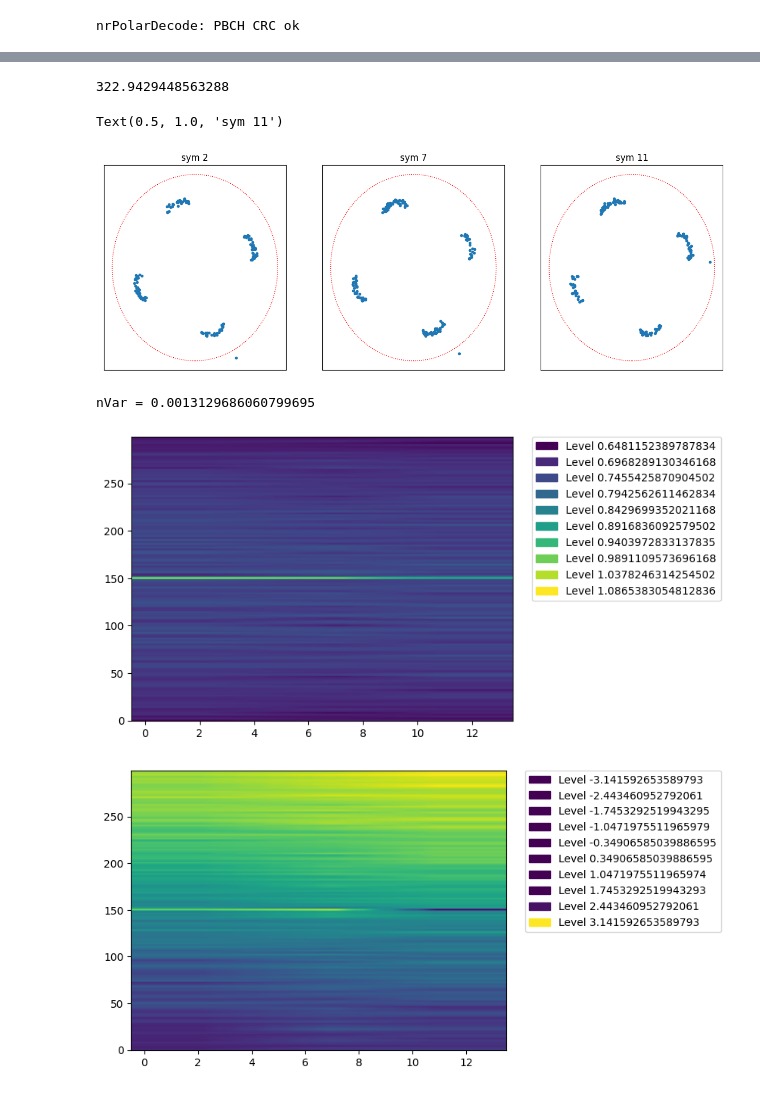
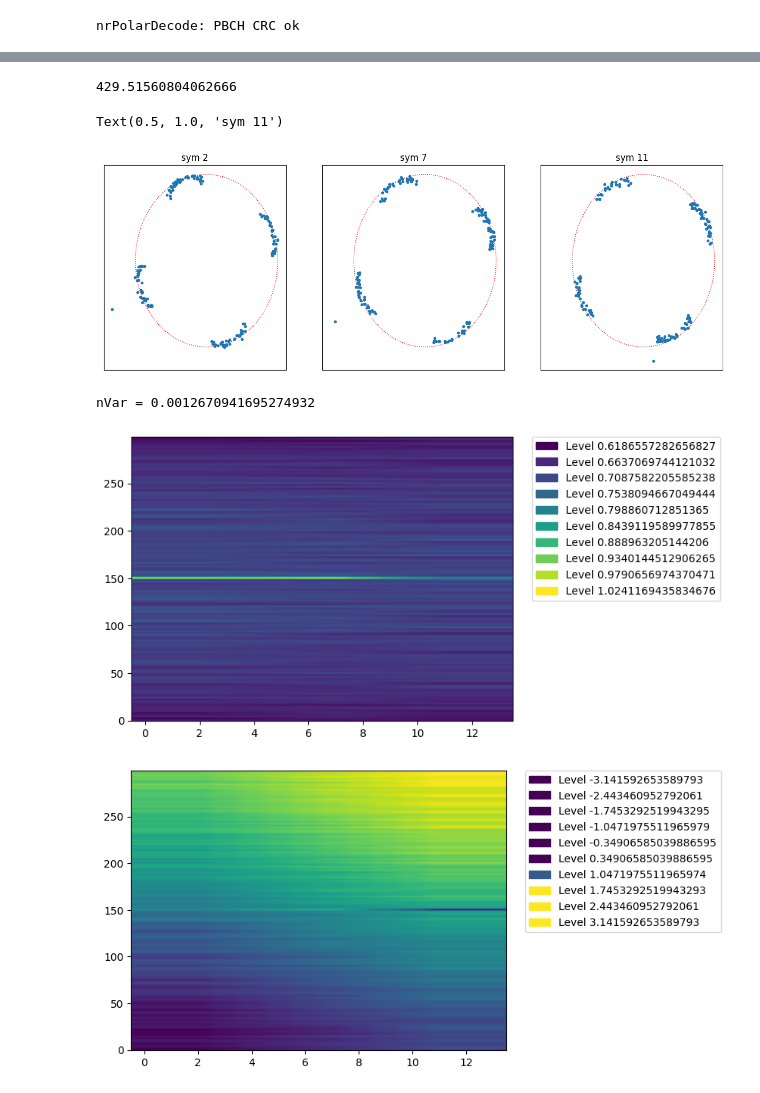
Before and after one commit to catkira/5G_experiments, a Jupyter notebook: test_py3gpp_skynet.ipynb, the cells around one changed output, grey strips where cells are left out. Drawn from its saved outputs; the diff is of its cells as text; code cells hidden in the pictures.

```diff
--- a/test_py3gpp_skynet.ipynb
+++ b/test_py3gpp_skynet.ipynb
@@ -10,7 +10,8 @@ from data_path import data_path
 # skynet_tx_stream_3: good CFO, bad STO
 # skynet_tx_stream_3: good CFO, good STO, CRC ok
 # skynet_tx_hdl: good CFO, good STO
-handle = sigmf.sigmffile.fromfile(data_path + '/skynet_tx_hdl_4.sigmf-data')
+# handle = sigmf.sigmffile.fromfile(data_path + '/skynet_tx_hdl_4.sigmf-data')
+handle = sigmf.sigmffile.fromfile(data_path + '/skynet_tx_hdl_good_cfo.sigmf-data')  # with PDSCH DMRS power boost
 # handle = sigmf.sigmffile.fromfile(data_path + '/skynet_tx_stream_3.sigmf-data')
 delta_f = 0
 f = 1
@@ -311,49 +312,49 @@ axs[2].set_xticks([])
 axs[2].set_yticks([])
 axs[2].set_title('sym 11')
 # %% [output]
-322.9429448563288
+429.51560804062666
 Text(0.5, 1.0, 'sym 11')
-[figure, old version]
+[figure, new version]
 # %%
 refGrid = np.zeros((carrier.NSizeGrid * 12, 14), 'complex')
 nrSetResources(dmrsIndices, refGrid, dmrs_ideal)
 
 import matplotlib.patches as mpatches
-H, nVar = nrChannelEstimate(rxGrid = rxGrid, refGrid = refGrid)
+H, nVar = nrChannelEstimate(rxGrid = rxGrid, refGrid = np.sqrt(2)*refGrid)
 print(f'nVar = {nVar}')
 
 if False:
     # low pass filter H
     from PIL import Image, ImageDraw
     from scipy import fftpack
     fft1 = fftpack.fftshift(fftpack.fft2(H))
     x,y = H.shape[0],H.shape[1]
     e_x,e_y=x//10, y//10
     bbox=((x/2)-(e_x/2),(y/2)-(e_y/2),(x/2)+(e_x/2),(y/2)+(e_y/2))
     low_pass=Image.new("L",(H.shape[0],H.shape[1]),color=0)
     draw1=ImageDraw.Draw(low_pass)
     draw1.ellipse(bbox, fill=1)
     low_pass_np=np.array(low_pass)
     filtered=np.multiply(fft1,low_pass_np.T)
     H = np.real(fftpack.ifft2(fftpack.ifftshift(filtered)))
 
 im = plt.imshow(np.abs(H), origin='lower', aspect='auto')
 values = np.linspace(np.min(np.abs(H)), np.max(np.abs(H)), 10)
 colors = [ im.cmap(im.norm(value)) for value in values]
 patches = [ mpatches.Patch(color=colors[i], label="Level {l}".format(l=values[i]) ) for i in range(len(values))]
 plt.legend(handles=patches, bbox_to_anchor=(1.05, 1), loc=2, borderaxespad=0.)
 plt.show()
 
 im = plt.imshow(np.angle(H), origin='lower', aspect='auto')
 values = np.linspace(-np.pi, np.pi, 10)
 colors = [ im.cmap(im.norm(value)) for value in values]
 patches = [ mpatches.Patch(color=colors[i], label="Level {l}".format(l=values[i]) ) for i in range(len(values))]
 plt.legend(handles=patches, bbox_to_anchor=(1.05, 1), loc=2, borderaxespad=0.)
 plt.show()
 # %% [output]
-nVar = 0.0013129686060799695
+nVar = 0.0012670941695274932
-[figure, old version]
+[figure, new version]
-[figure, old version]
+[figure, new version]
 # %%
 pdsch_indices = nrPDSCHIndices(carrier, pdsch_cfg)
 pdsch_eqed, csi = nrEqualizeMMSE(nrExtractResources(pdsch_indices, rxGrid), nrExtractResources(pdsch_indices, H), nVar)
```
Also changed, not shown: parts of 13 cells of this notebook.
